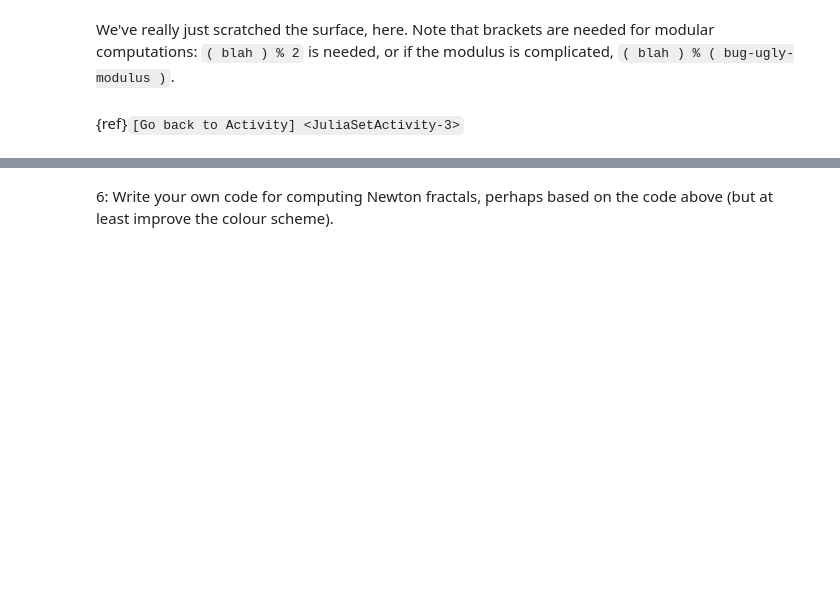
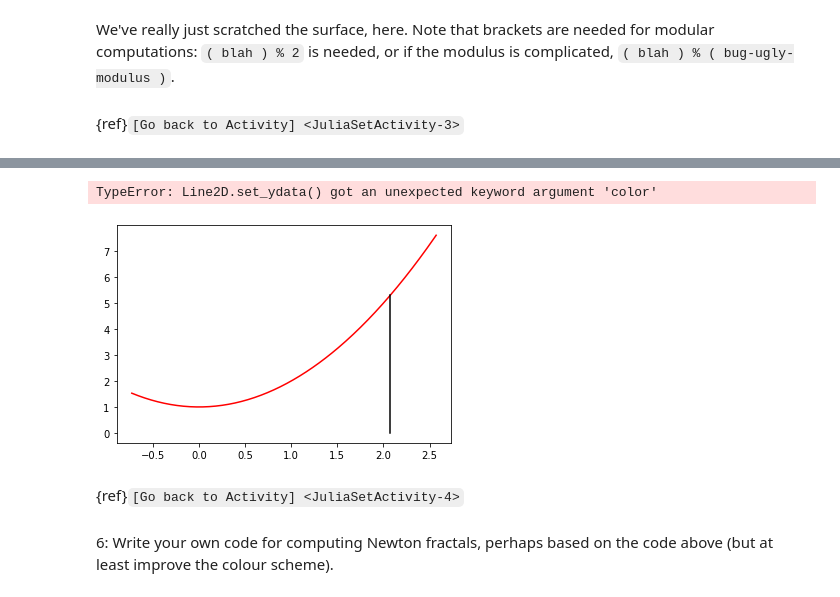
Before and after one commit to Computational-Discovery-on-Jupyter/Computational-Discovery-on-Jupyter, a Jupyter notebook: book/Solutions/Reports on Julia Set Activities.ipynb, the cells around one changed output, grey strips where cells are left out. Cells and saved outputs as stored; diff of their text form; code cells hidden in the pictures; blank space fills up the shorter version.

Commit message:
In the middle of adding an activity report for Fractals: code not working yet.

```diff
--- a/book/Solutions/Reports on Julia Set Activities.ipynb
+++ b/book/Solutions/Reports on Julia Set Activities.ipynb
@@ -166,3 +202,54 @@ We've really just scratched the surface, here.  Note that brackets are needed fo
+# %%
+import matplotlib.animation as animation
+
+fig,ax = plt.subplots()
+
+f = lambda x: x*x + 1
+
+# x0 = np.cot(np.pi/7)  # Pathetically, there is no cotangent in NumPy
+
+cot = lambda x: 1.0/np.tan(x)
+
+x0 = cot(np.pi/7)
+y0 = f(x0)
+x1 = cot(2*np.pi/7)
+y1 = f(x1)
+x2 = cot(4*np.pi/7)
+y2 = f(x2)
+
+xdata = [[x0,x0],[x0,x1],[x1,x1],[x1,x2],[x2,x2],[x2,x0]]
+ydata = [[0,y0], [y0,0], [0,y1], [y1,0], [0,y2], [y2, 0]]
+x = np.arange(x2-0.5,x0+0.5,0.01)
+y = f(x)
+basecurve = ax.plot( x, y, color='red' )
+c   = ['black','blue']
+sty = ['solid','dashed']
+line, = ax.plot( xdata[0], ydata[0], color=c[0], linestyle=sty[0] )
+
+def animate(i):
+    line.set_ydata(xdata[i % 6],ydata[i % 6],color=c[i % 2], linestyle=sty[i % 2] )  # update the data.
+    return line,
+
+
+ani = animation.FuncAnimation(
+    fig, animate, interval=20, blit=True, save_count=50)
+
+# To save the animation, use e.g.
+#
+# ani.save("movie.mp4")
+#
+# or
+#
+# writer = animation.FFMpegWriter(
+#     fps=15, metadata=dict(artist='Me'), bitrate=1800)
+# ani.save("movie.mp4", writer=writer)
+
+plt.show()
+# %% [output]
+TypeError: Line2D.set_ydata() got an unexpected keyword argument 'color'
+[figure, added]
+# %% [markdown]
+{ref}`[Go back to Activity] <JuliaSetActivity-4>`
 # %% [markdown]
 6: Write your own code for computing Newton fractals, perhaps based on the code above (but at least improve the colour scheme).
 # %%
```
Also changed, not shown: parts of 4 cells of this notebook, 1 other file.
